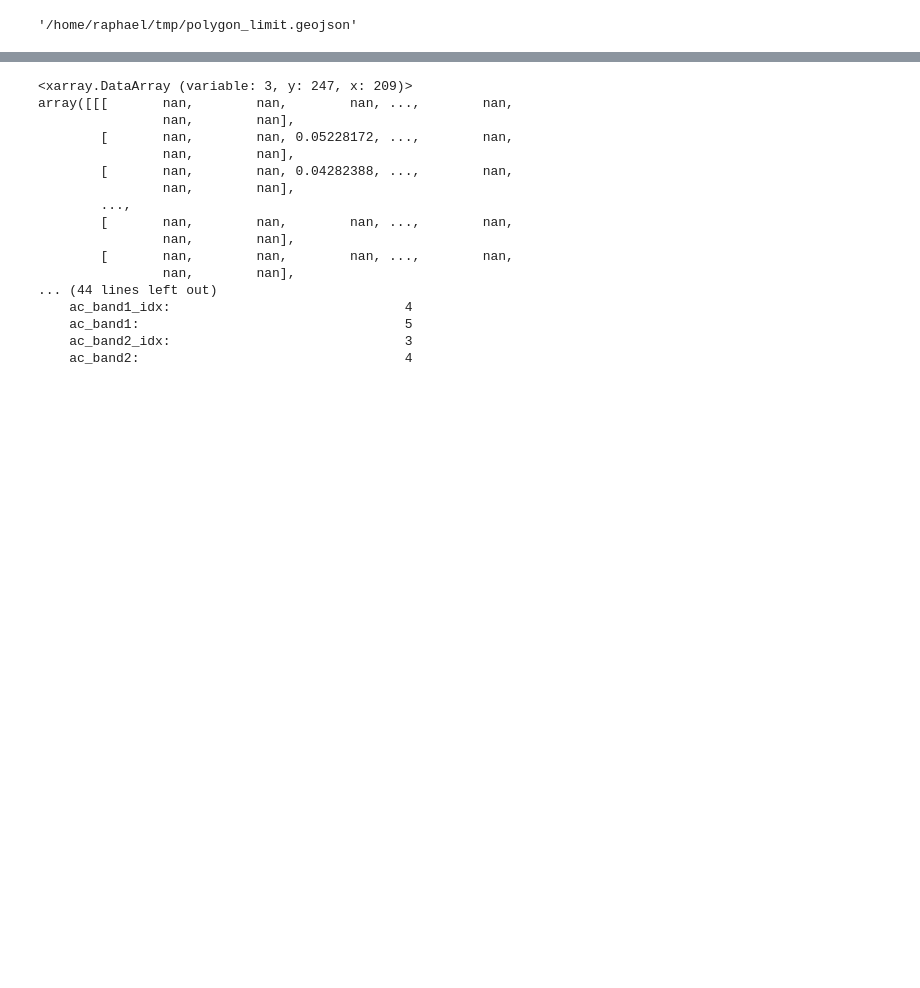
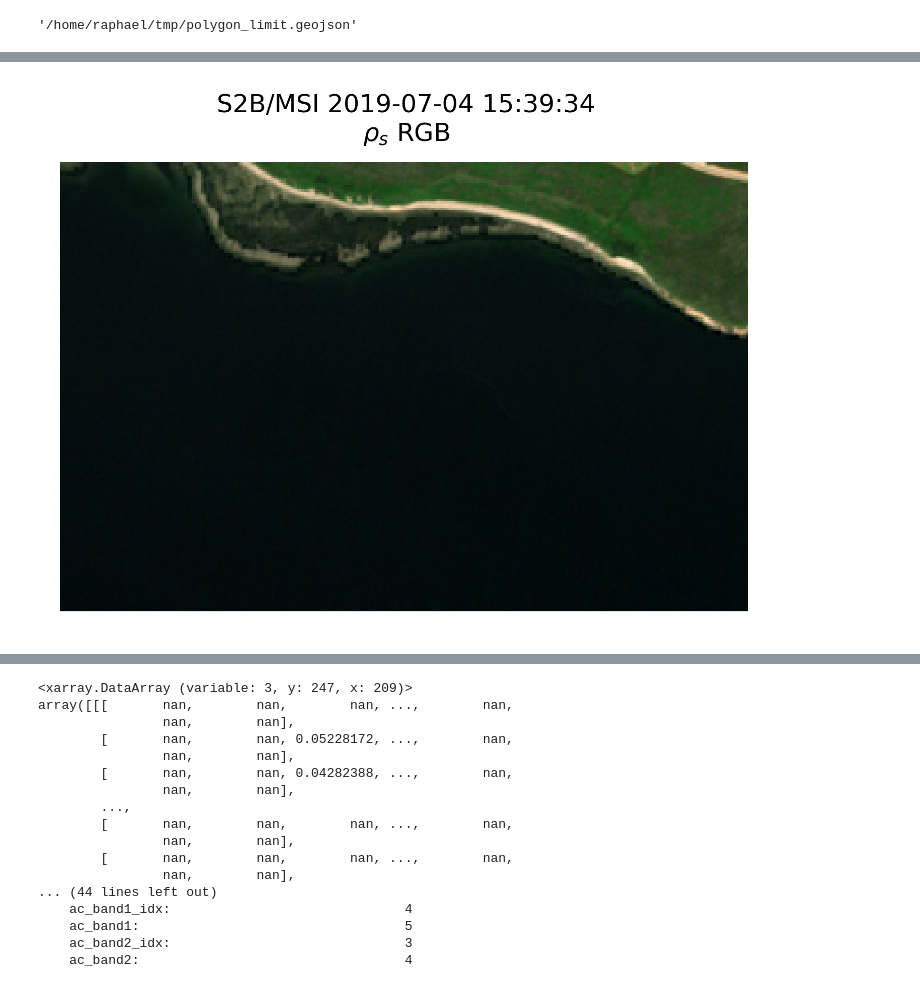
Before and after one commit to CIDCO-dev/BenthicClassifier, a Jupyter notebook: reflectance/dev.ipynb, the cells around one changed output, grey strips where cells are left out. Cells and saved outputs as stored; diff of their text form; code cells hidden in the pictures; blank space fills up the shorter version.

```diff
--- a/reflectance/dev.ipynb
+++ b/reflectance/dev.ipynb
@@ -280,3 +297,8 @@ Wrote /home/raphael/tmp/S2A_MSI_2018_08_13_15_35_56_T19UEQ_L2R_rgb_rhos.png
+# %%
+img = PIL.Image.open('/home/raphael/tmp/S2B_MSI_2019_07_04_15_39_34_T19UEQ_L2R_rgb_rhos.png')
+display(img)
+# %% [output]
+[figure, added]
 # %%
 AcoliteResults[0]["l2r"][0]
 # %% [output]
```
Also changed, not shown: parts of 28 cells of this notebook.
